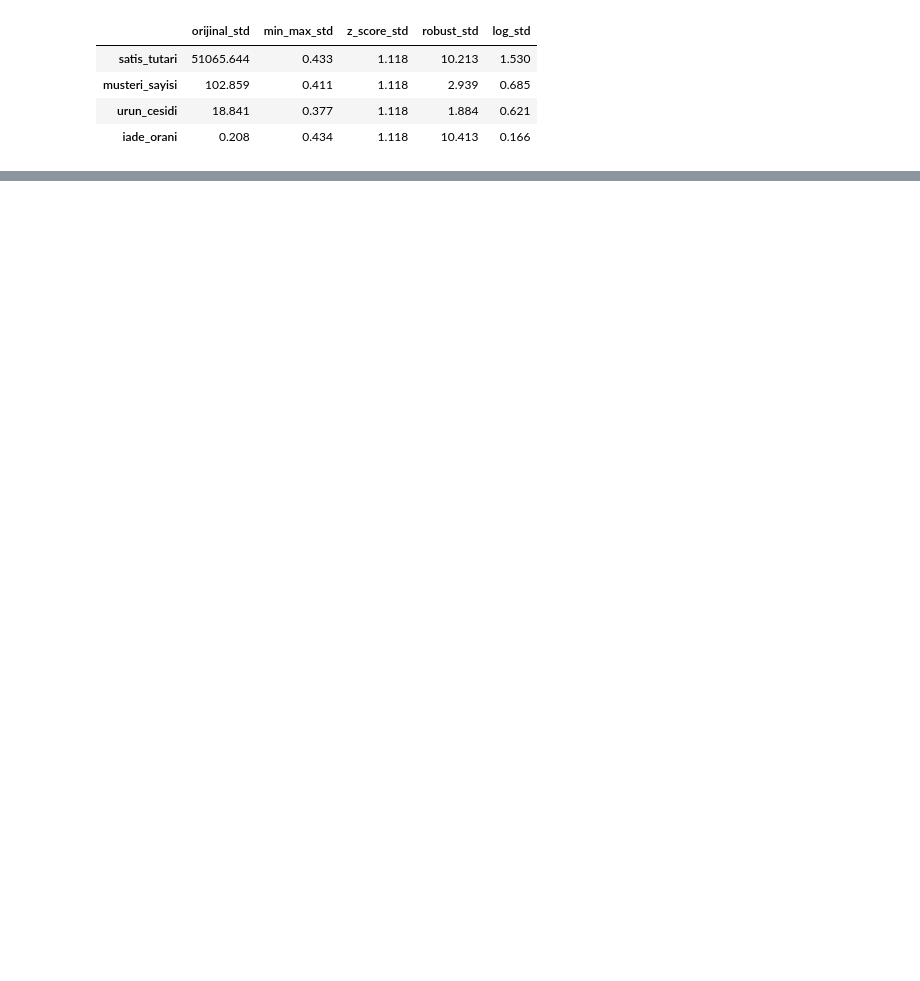
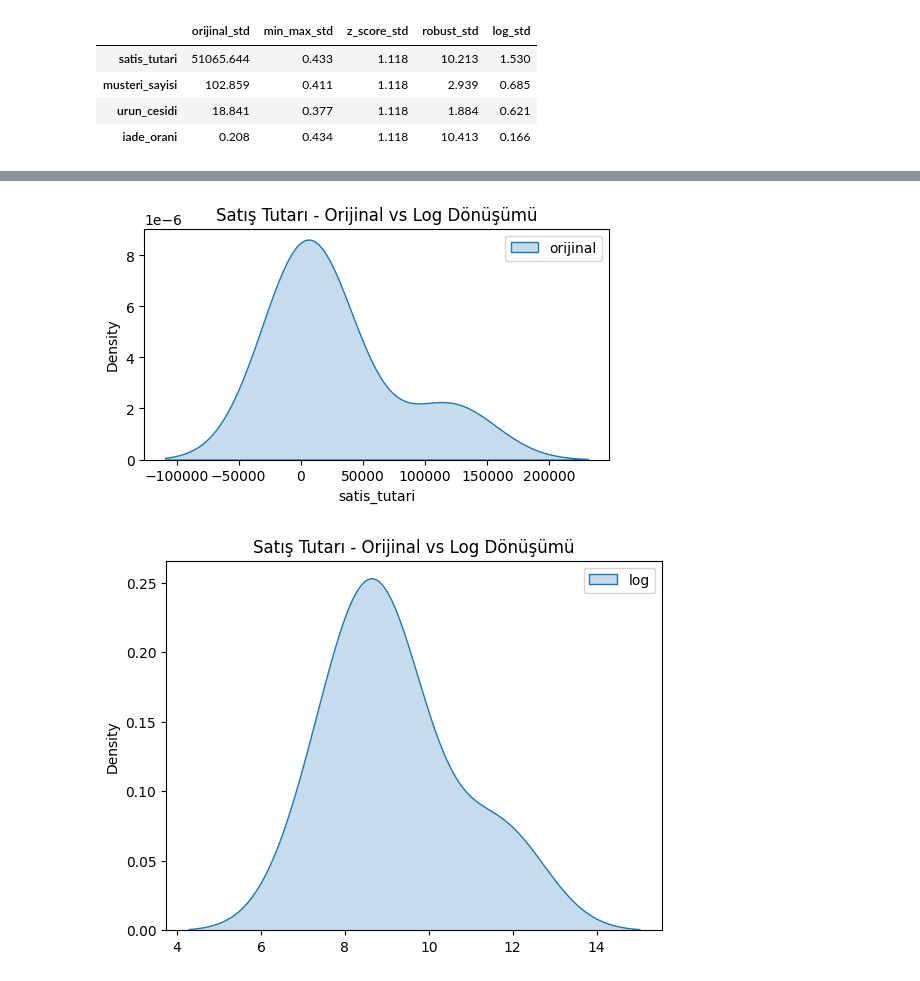
Before and after one commit to ArsenLupen53/GYZU-BTK-codespace, a Jupyter notebook: normalizasyon/normalizasyon.ipynb, the cells around one changed output, grey strips where cells are left out. Saved outputs shown, nothing was run; the diff lists cells and outputs as text; code cells hidden in the pictures; blank space fills up the shorter version.

Commit message:
normalizasyon gün 3

```diff
--- a/normalizasyon/normalizasyon.ipynb
+++ b/normalizasyon/normalizasyon.ipynb
@@ -255,0 +269,10 @@ summary
+# %%
+# veri seti oluşturma
+data = {
+    "satis_tutari": [2000,5000,7000,10000,120000],
+    "musteri_sayisi:": [50,65,80,100,300],
+    "urun_cesidi": [10,20,25,30,60],
+    "iade_orani": [0.02,0.03,0.04,0.05,0.5]
+}
+df = pd.DataFrame(data)
+df
@@ -255,0 +286,6 @@ summary
+# %%
+# farklı normalizasyon yöntemlerini uygula
+minmax = pd.DataFrame(MinMaxScaler().fit_transform(df),columns=df.columns)
+zscore = pd.DataFrame(StandardScaler().fit_transform(df),columns=df.columns)
+robust = pd.DataFrame(RobustScaler().fit_transform(df),columns=df.columns)
+log = np.log(df + 1)
@@ -255,0 +352,14 @@ summary
+# %%
+# dağılım farkları
+plt.figure(figsize=(6,3))
+sns.kdeplot(df["satis_tutari"],label="orijinal",fill=True)
+plt.title("Satış Tutarı - Orijinal vs Log Dönüşümü")
+plt.legend()
+plt.show()
+sns.kdeplot(np.ravel(log["satis_tutari"]),label="log",fill=True)
+plt.title("Satış Tutarı - Orijinal vs Log Dönüşümü")
+plt.legend()
+plt.show()
+# %% [output]
+[figure, added]
+[figure, added]
```
Also changed, not shown: parts of 20 cells of this notebook.
